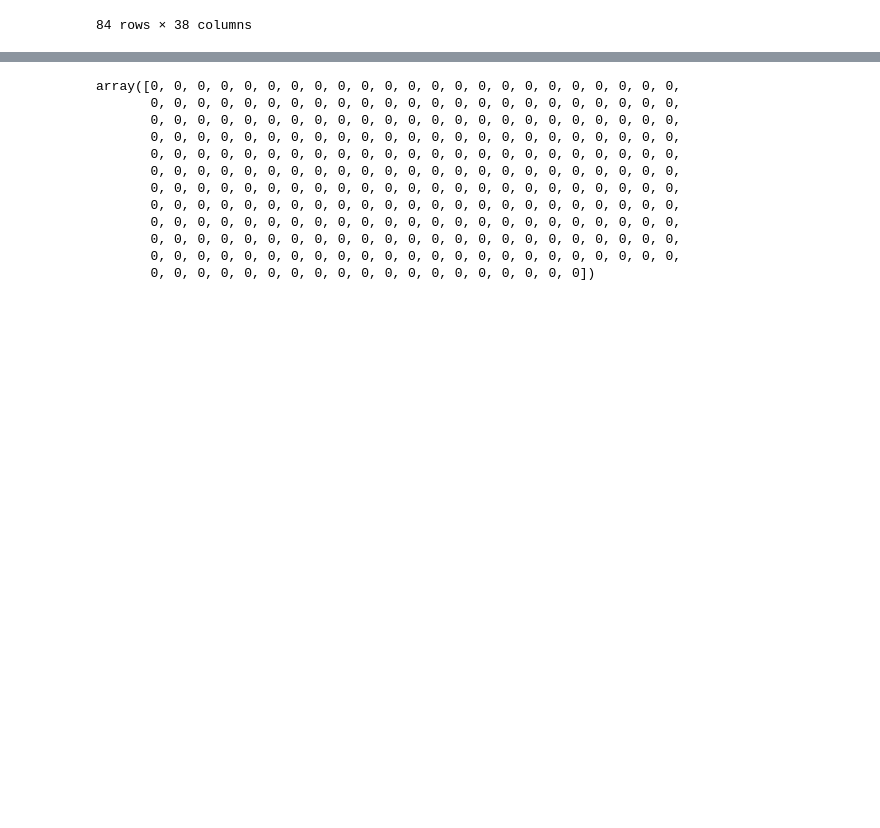
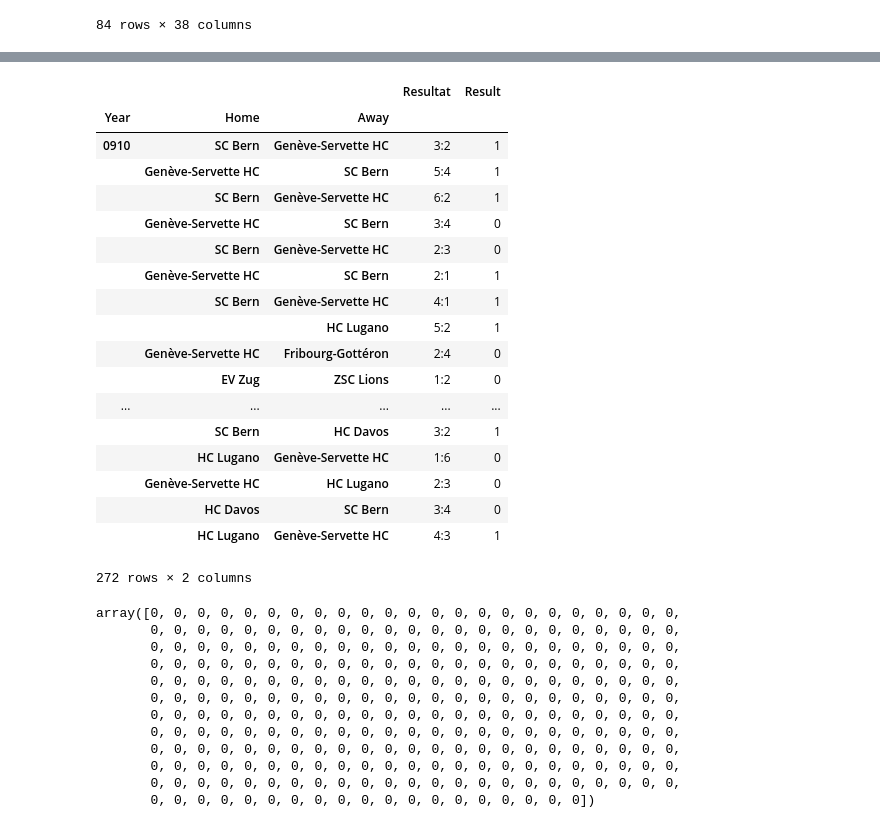
Before and after one commit to Gronlaen/swiss-ice-hockey-playoffs-prediction, a Jupyter notebook: Team_Regular_Analysis.ipynb, the cells around one changed output, grey strips where cells are left out. Saved outputs shown, nothing was run; the diff lists cells and outputs as text; code cells hidden in the pictures; blank space fills up the shorter version.

```diff
--- a/Team_Regular_Analysis.ipynb
+++ b/Team_Regular_Analysis.ipynb
@@ -232,3 +251,25 @@ cc
+# %%
+df_match
+# %% [output]
+|  |  |  | Resultat | Result |
+| Year | Home | Away |  |  |
+| 0910 | SC Bern | Genève-Servette HC | 3:2 | 1 |
+|  | Genève-Servette HC | SC Bern | 5:4 | 1 |
+|  | SC Bern | Genève-Servette HC | 6:2 | 1 |
+|  | Genève-Servette HC | SC Bern | 3:4 | 0 |
+|  | SC Bern | Genève-Servette HC | 2:3 | 0 |
+|  | Genève-Servette HC | SC Bern | 2:1 | 1 |
+|  | SC Bern | Genève-Servette HC | 4:1 | 1 |
+|  |  | HC Lugano | 5:2 | 1 |
+|  | Genève-Servette HC | Fribourg-Gottéron | 2:4 | 0 |
+|  | EV Zug | ZSC Lions | 1:2 | 0 |
+| ... | ... | ... | ... | ... |
+|  | SC Bern | HC Davos | 3:2 | 1 |
+|  | HC Lugano | Genève-Servette HC | 1:6 | 0 |
+|  | Genève-Servette HC | HC Lugano | 2:3 | 0 |
+|  | HC Davos | SC Bern | 3:4 | 0 |
+|  | HC Lugano | Genève-Servette HC | 4:3 | 1 |
+272 rows × 2 columns
 # %%
 df_match_stats.index.values
 # %% [output]
```
Also changed, not shown: parts of 6 cells of this notebook.
